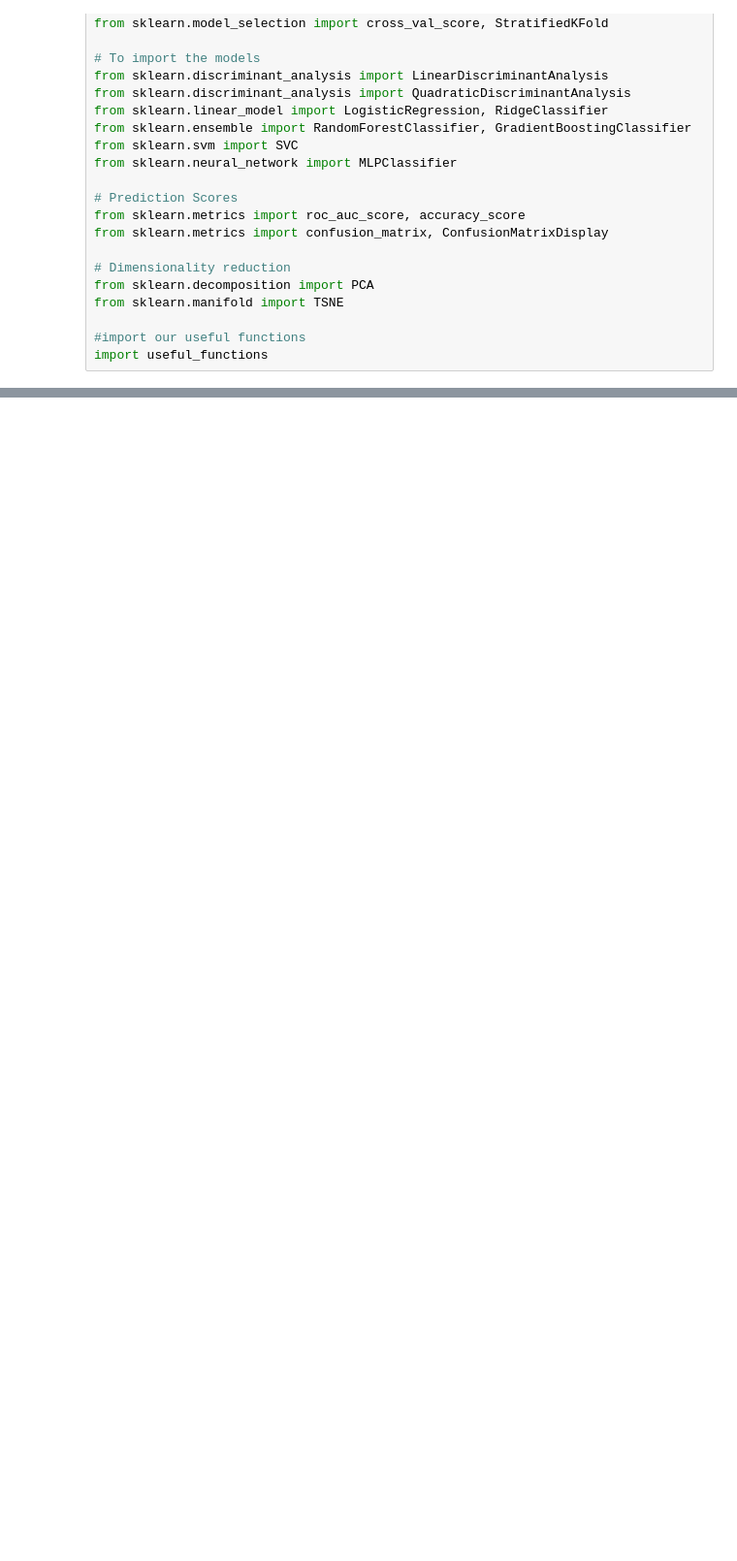
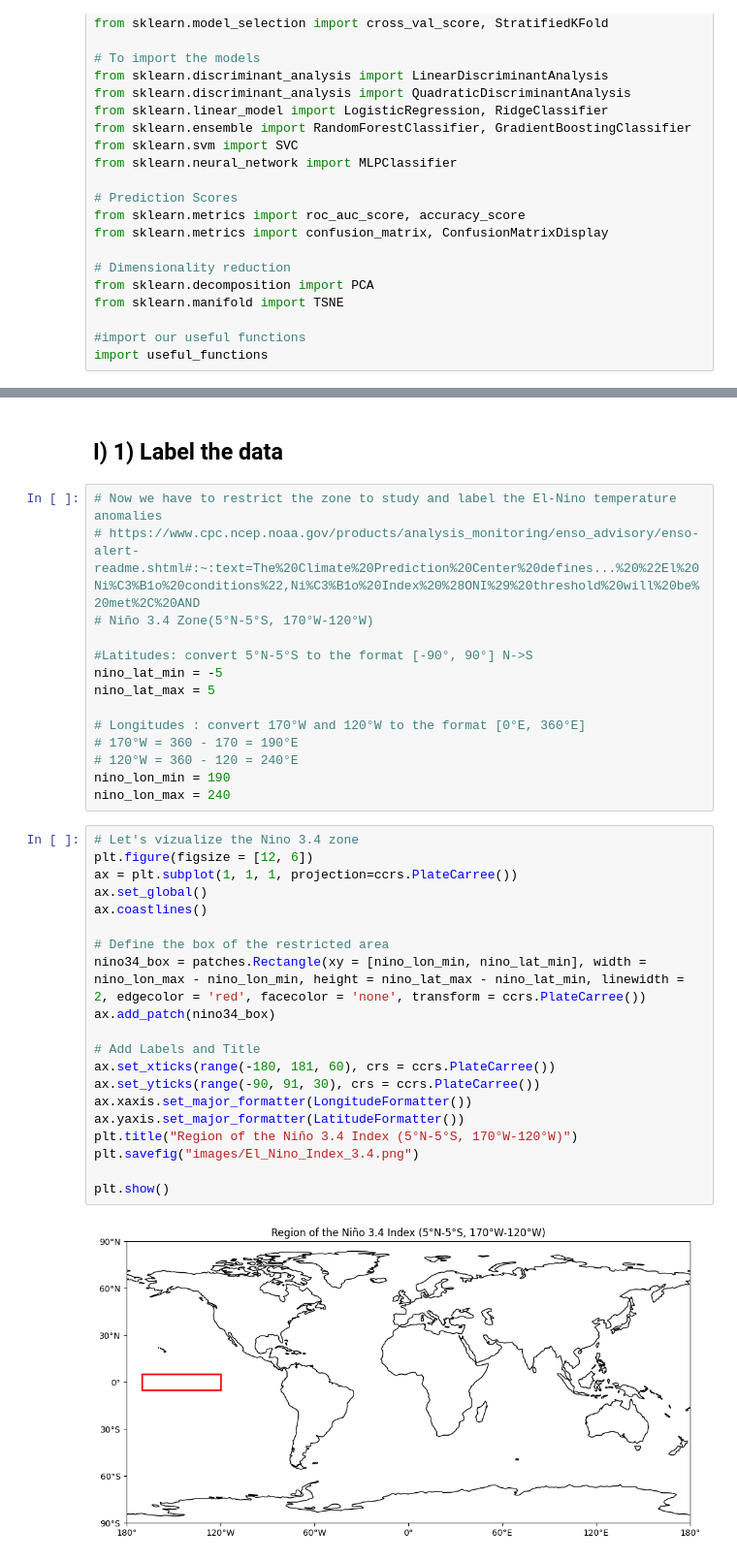
Before and after one commit to odd2022/El-Nino, a Jupyter notebook: final_notebook.ipynb, the cells around one changed output, grey strips where cells are left out. Shown at 97% size. Cells and saved outputs as stored; diff of their text form; blank space fills up the shorter version.

```diff
--- a/final_notebook.ipynb
+++ b/final_notebook.ipynb
@@ -58,0 +71,38 @@ print(f"Number of NaNs in sst_ds : {nan_count}")
+# %% [markdown]
+## I) 1) Label the data
+# %%
+# Now we have to restrict the zone to study and label the El-Nino temperature anomalies
+# https://www.cpc.ncep.noaa.gov/products/analysis_monitoring/enso_advisory/enso-alert-readme.shtml#:~:text=The%20Climate%20Prediction%20Center%20defines...%20%22El%20Ni%C3%B1o%20conditions%22,Ni%C3%B1o%20Index%20%28ONI%29%20threshold%20will%20be%20met%2C%20AND
+# Niño 3.4 Zone(5°N-5°S, 170°W-120°W)
+
+#Latitudes: convert 5°N-5°S to the format [-90°, 90°] N->S
+nino_lat_min = -5
+nino_lat_max = 5
+
+# Longitudes : convert 170°W and 120°W to the format [0°E, 360°E]
+# 170°W = 360 - 170 = 190°E
+# 120°W = 360 - 120 = 240°E
+nino_lon_min = 190
+nino_lon_max = 240
+# %%
+# Let's vizualize the Nino 3.4 zone
+plt.figure(figsize = [12, 6])
+ax = plt.subplot(1, 1, 1, projection=ccrs.PlateCarree())
+ax.set_global()
+ax.coastlines()
+
+# Define the box of the restricted area
+nino34_box = patches.Rectangle(xy = [nino_lon_min, nino_lat_min], width = nino_lon_max - nino_lon_min, height = nino_lat_max - nino_lat_min, linewidth = 2, edgecolor = 'red', facecolor = 'none', transform = ccrs.PlateCarree())
+ax.add_patch(nino34_box)
+
+# Add Labels and Title
+ax.set_xticks(range(-180, 181, 60), crs = ccrs.PlateCarree())
+ax.set_yticks(range(-90, 91, 30), crs = ccrs.PlateCarree())
+ax.xaxis.set_major_formatter(LongitudeFormatter())
+ax.yaxis.set_major_formatter(LatitudeFormatter())
+plt.title("Region of the Niño 3.4 Index (5°N-5°S, 170°W-120°W)")
+plt.savefig("images/El_Nino_Index_3.4.png")
+
+plt.show()
+# %% [output]
+[figure, added]
```
Also changed, not shown: parts of 18 cells of this notebook, 4 other files.
